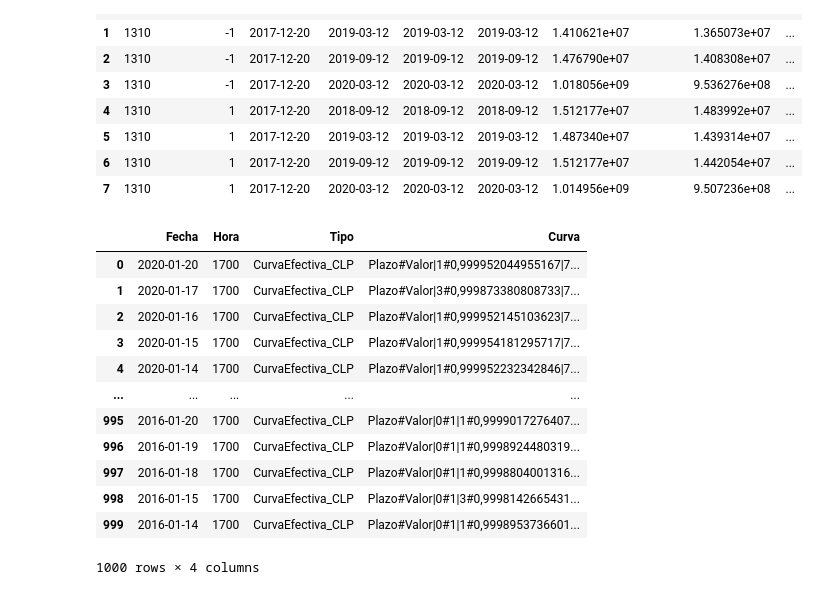
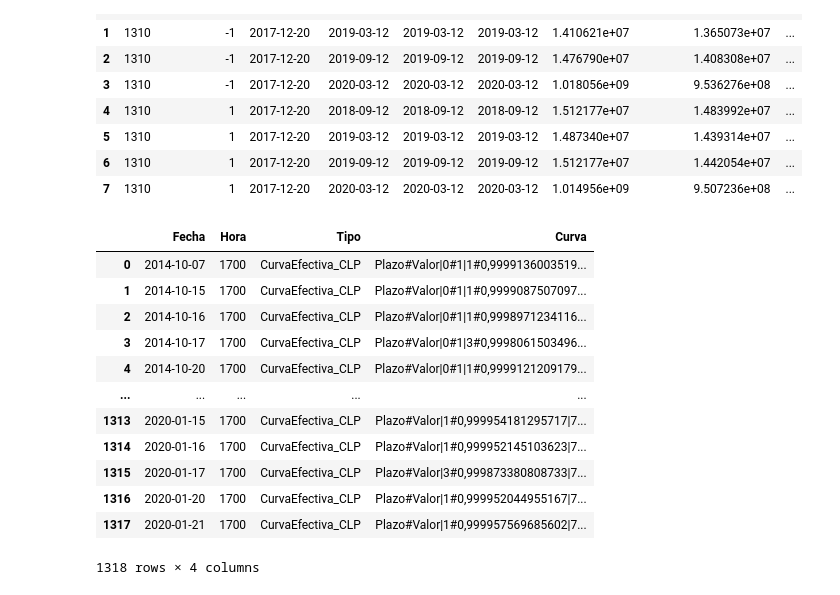
Before and after one commit to GrosoWoW/Practica, a Jupyter notebook: Intento/Derivados/ValorizacionDerivados.ipynb, the cells around one changed output. Drawn from its saved outputs; the diff is of its cells as text; code cells hidden in the pictures.

```diff
--- a/Intento/Derivados/ValorizacionDerivados.ipynb
+++ b/Intento/Derivados/ValorizacionDerivados.ipynb
@@ -115,26 +121,26 @@ C.flujos_valorizados[["ID","ActivoPasivo", "Fecha", "FechaFixing", "FechaFlujo",
 # %%
 def seleccionar_curva_derivados(moneda):
 
-    curva = ("SELECT TOP (1000) * FROM [dbDerivados].[dbo].[TdCurvasDerivados] WHERE Tipo = 'CurvaEfectiva_"+ moneda +"' AND Hora = '1700'")
+    curva = ("SELECT * FROM [dbDerivados].[dbo].[TdCurvasDerivados] WHERE Tipo = 'CurvaEfectiva_"+ moneda +"' AND Hora = '1700' ORDER BY Fecha ASC")
     curva = pd.read_sql(curva, cnn)
     return curva
 
 a = seleccionar_curva_derivados("CLP")
 a
 # %% [output]
 |  | Fecha | Hora | Tipo | Curva |
-| 0 | 2020-01-20 | 1700 | CurvaEfectiva_CLP | Plazo#Valor|1#0,999952044955167|7... |
-| 1 | 2020-01-17 | 1700 | CurvaEfectiva_CLP | Plazo#Valor|3#0,999873380808733|7... |
-| 2 | 2020-01-16 | 1700 | CurvaEfectiva_CLP | Plazo#Valor|1#0,999952145103623|7... |
-| 3 | 2020-01-15 | 1700 | CurvaEfectiva_CLP | Plazo#Valor|1#0,999954181295717|7... |
-| 4 | 2020-01-14 | 1700 | CurvaEfectiva_CLP | Plazo#Valor|1#0,999952232342846|7... |
+| 0 | 2014-10-07 | 1700 | CurvaEfectiva_CLP | Plazo#Valor|0#1|1#0,9999136003519... |
+| 1 | 2014-10-15 | 1700 | CurvaEfectiva_CLP | Plazo#Valor|0#1|1#0,9999087507097... |
+| 2 | 2014-10-16 | 1700 | CurvaEfectiva_CLP | Plazo#Valor|0#1|1#0,9998971234116... |
+| 3 | 2014-10-17 | 1700 | CurvaEfectiva_CLP | Plazo#Valor|0#1|3#0,9998061503496... |
+| 4 | 2014-10-20 | 1700 | CurvaEfectiva_CLP | Plazo#Valor|0#1|1#0,9999121209179... |
 | ... | ... | ... | ... | ... |
-| 995 | 2016-01-20 | 1700 | CurvaEfectiva_CLP | Plazo#Valor|0#1|1#0,9999017276407... |
-| 996 | 2016-01-19 | 1700 | CurvaEfectiva_CLP | Plazo#Valor|0#1|1#0,9998924480319... |
-| 997 | 2016-01-18 | 1700 | CurvaEfectiva_CLP | Plazo#Valor|0#1|1#0,9998804001316... |
-| 998 | 2016-01-15 | 1700 | CurvaEfectiva_CLP | Plazo#Valor|0#1|3#0,9998142665431... |
-| 999 | 2016-01-14 | 1700 | CurvaEfectiva_CLP | Plazo#Valor|0#1|1#0,9998953736601... |
+| 1313 | 2020-01-15 | 1700 | CurvaEfectiva_CLP | Plazo#Valor|1#0,999954181295717|7... |
+| 1314 | 2020-01-16 | 1700 | CurvaEfectiva_CLP | Plazo#Valor|1#0,999952145103623|7... |
+| 1315 | 2020-01-17 | 1700 | CurvaEfectiva_CLP | Plazo#Valor|3#0,999873380808733|7... |
+| 1316 | 2020-01-20 | 1700 | CurvaEfectiva_CLP | Plazo#Valor|1#0,999952044955167|7... |
+| 1317 | 2020-01-21 | 1700 | CurvaEfectiva_CLP | Plazo#Valor|1#0,999957569685602|7... |
-1000 rows × 4 columns
+1318 rows × 4 columns
 # %%
 vector_dias = [30, 90, 180, 360, 360*2, 360*3, 360*4, 360*5, 360*7, 360*9, 360*10, 360*15, 360*20, 360*30]
 
```
Also changed, not shown: parts of 10 cells of this notebook.
